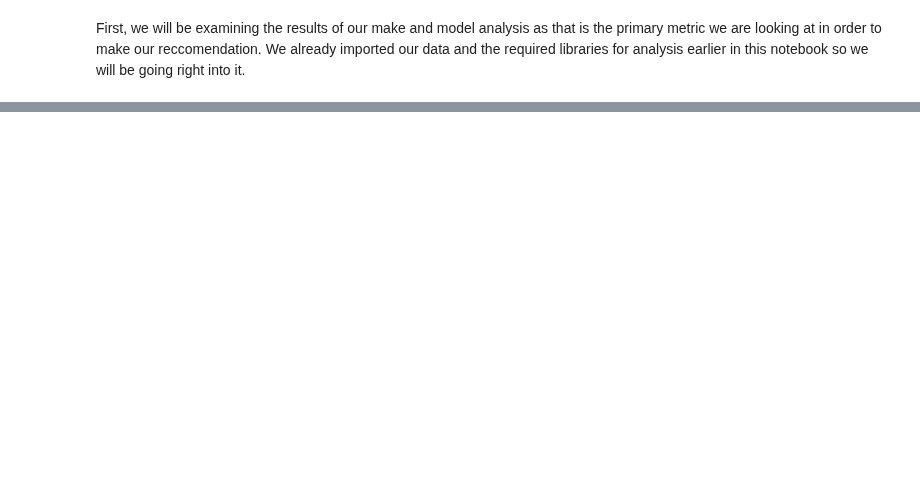
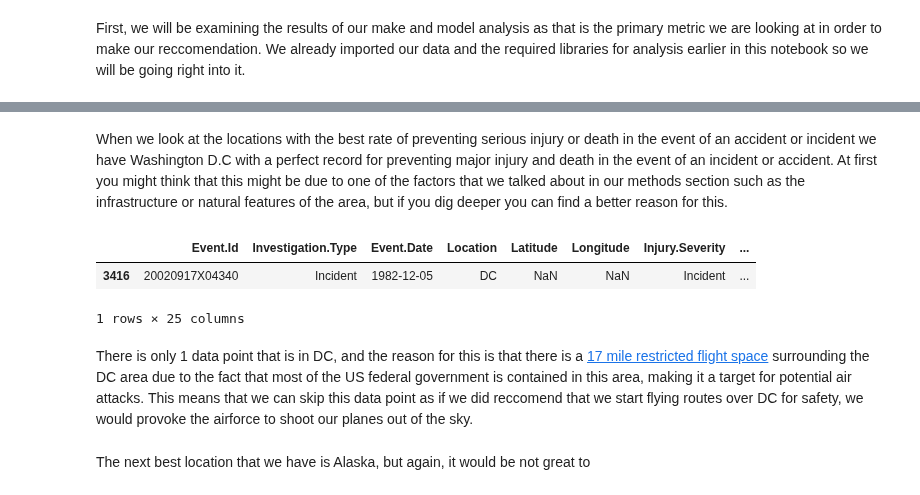
Before and after one commit to learn-co-curriculum/dsc-phase-1-project-v3, a Jupyter notebook: Notebooks/Final_Notebook.ipynb, the cells around one changed output, grey strips where cells are left out. Drawn from its saved outputs; the diff is of its cells as text; code cells hidden in the pictures; blank space fills up the shorter version.

```diff
--- a/Notebooks/Final_Notebook.ipynb
+++ b/Notebooks/Final_Notebook.ipynb
@@ -88,0 +341,12 @@ NameError: name 'top_ten_small_planes_model' is not defined
+# %% [markdown]
+When we look at the locations with the best rate of preventing serious injury or death in the event of an accident or incident we have Washington D.C with a perfect record for preventing major injury and death in the event of an incident or accident. At first you might think that this might be due to one of the factors that we talked about in our methods section such as the infrastructure or natural features of the area, but if you dig deeper you can find a better reason for this.
+# %%
+df_trimmed[df_trimmed['Location'] == 'DC']
+# %% [output]
+|  | Event.Id | Investigation.Type | Event.Date | Location | Latitude | Longitude | Injury.Severity | ... |
+| 3416 | 20020917X04340 | Incident | 1982-12-05 | DC | NaN | NaN | Incident | ... |
+1 rows × 25 columns
+# %% [markdown]
+There is only 1 data point that is in DC, and the reason for this is that there is a [17 mile restricted flight space](https://www.faa.gov/newsroom/restricted-airspace-0) surrounding the DC area due to the fact that most of the US federal government is contained in this area, making it a target for potential air attacks. This means that we can skip this data point as if we did reccomend that we start flying routes over DC for safety, we would provoke the airforce to shoot our planes out of the sky.
+# %% [markdown]
+The next best location that we have is Alaska, but again, it would be not great to
```
Also changed, not shown: parts of 35 cells of this notebook.
